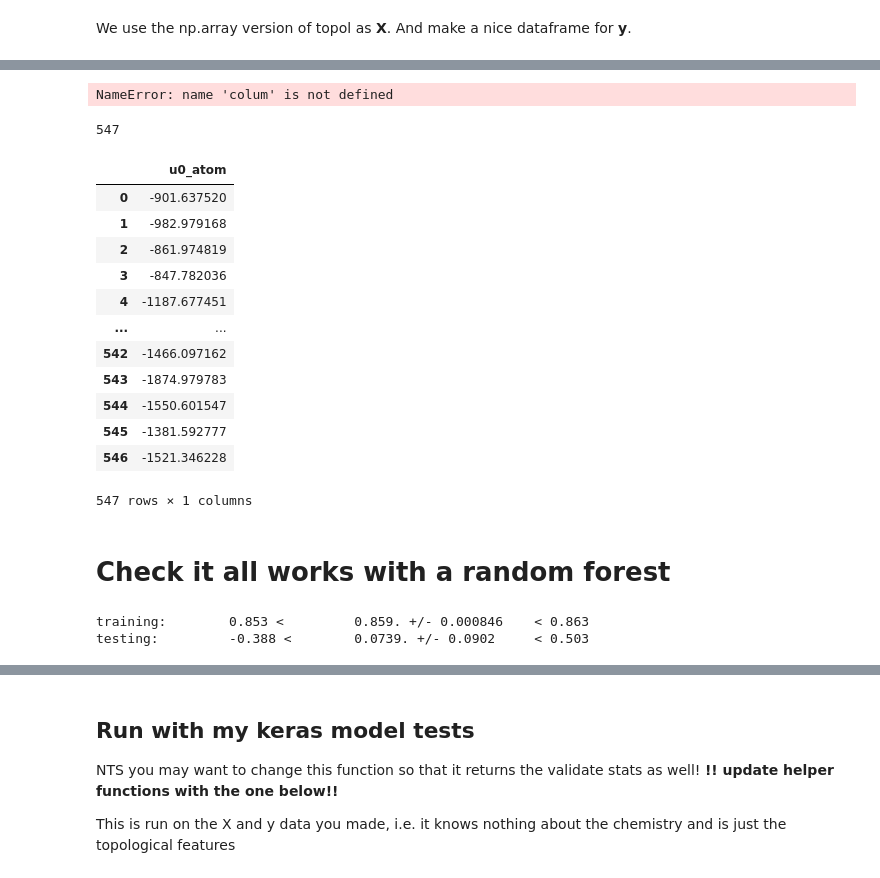
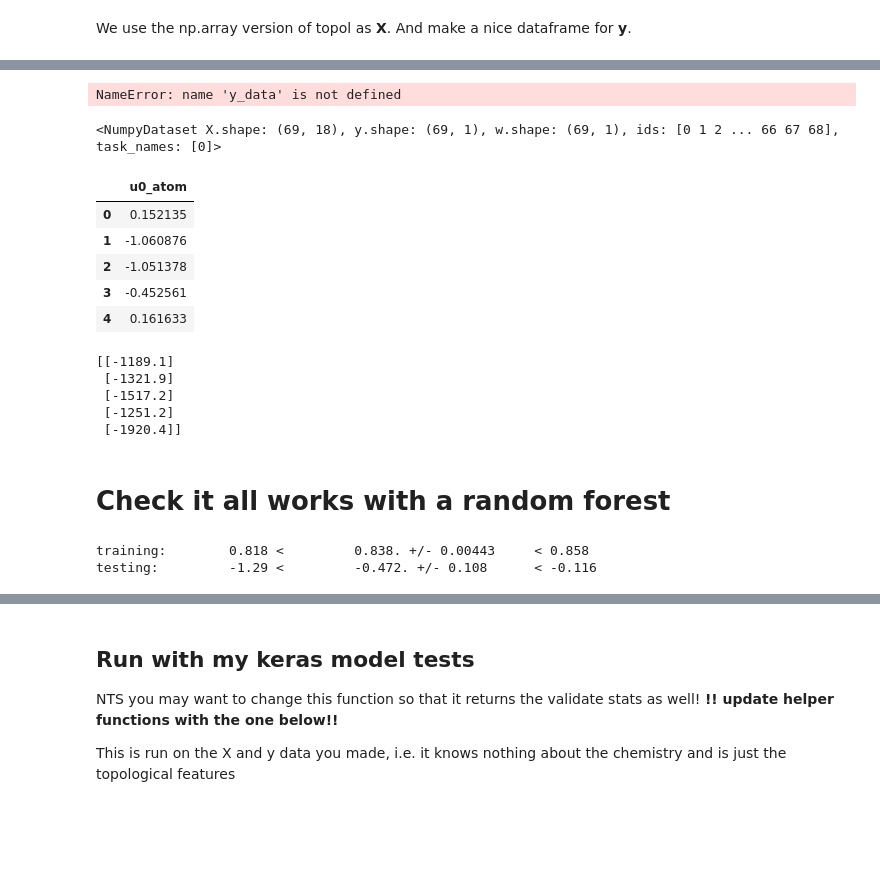
Before and after one commit to ellagale/GandT, a Jupyter notebook: Test_QM7_First.ipynb, the cells around one changed output, grey strips where cells are left out. Saved outputs shown, nothing was run; the diff lists cells and outputs as text; code cells hidden in the pictures; blank space fills up the shorter version.

```diff
--- a/Test_QM7_First.ipynb
+++ b/Test_QM7_First.ipynb
@@ -165,5 +149,13 @@ dir(mol)
 # %%
 # we're only going to use a small dataset for testing the code here!
 my_orig_dataset=test_dataset
-num_of_molecules = len(test_dataset)
-orig_test_dataset = test_dataset
+num_of_molecules = len(my_orig_dataset)
+## for speed to debugging, we're gonna make an even smaller database for now!
+# second_splitter = dc.splits.IndexSplitter()
+# small_train_dataset, \
+#     small_valid_dataset, \
+#     small_test_dataset = second_splitter.train_valid_test_split(
+#         my_orig_dataset)
+# my_starting_dataset = small_test_dataset
+#num_of_molecules = len(my_starting_dataset)
+my_starting_dataset = my_orig_dataset
@@ -191,7 +165,7 @@ my_dataset
 This makes the topological features.
 # %%
 topol_feat_list, topol_feat_mat = h.make_topological_features_from_deepchem(
-    my_dataset,
+    my_starting_dataset,
     file_type='dc',
     verbose=False,
     num_of_molecules = num_of_molecules,
@@ -242,28 +217,20 @@ topol_feat_list
-# %%
-temp_df = pd.DataFrame(my_dataset.X, colum)
-#'L_bottle_1', 'L_bottle_2', 'L_bottle_3', 'L_landsc_1', 'L_landsc_2', 'L_landsc_3', 'L_no_p_1', 'L_no_p_2', 'L_no_p_3', 'L_pers_S_1', 'L_pers_S_2', 'L_pers_S_3', 'L_pers_img_1', 'L_pers_img_2', 'L_pers_img_3', 'L_wasser_1', 'L_wasser_2', 'L_wasser_3',
-# %% [output]
-NameError: name 'colum' is not defined
-# %%
-len(y_data)
-# %% [output]
-547
+# %%
+len(y_data)
+# %% [output]
+NameError: name 'y_data' is not defined
 # %%
+# y been normalise here
 X_data = topol_feat_mat
-y_data = pd.DataFrame(my_dataset.y, columns=tasks)
+y_data = pd.DataFrame(my_starting_dataset.y, columns=tasks)
+my_topol_data = dc.data.NumpyDataset(X=X_data, y=y_data[0:69])
+print(my_topol_data)
 len(y_data)
-y_data
+y_data.head()
 # %% [output]
+<NumpyDataset X.shape: (69, 18), y.shape: (69, 1), w.shape: (69, 1), ids: [0 1 2 ... 66 67 68], task_names: [0]>
 |  | u0_atom |
-| 0 | -901.637520 |
-| 1 | -982.979168 |
-| 2 | -861.974819 |
-| 3 | -847.782036 |
-| 4 | -1187.677451 |
-| ... | ... |
-| 542 | -1466.097162 |
-| 543 | -1874.979783 |
-| 544 | -1550.601547 |
-| 545 | -1381.592777 |
-| 546 | -1521.346228 |
+| 0 | 0.152135 |
+| 1 | -1.060876 |
+| 2 | -1.051378 |
+| 3 | -0.452561 |
+| 4 | 0.161633 |
-547 rows × 1 columns
@@ -270,9 +239,22 @@ y_data
+# %%
+untransformed_train_y = transformers[0].untransform(orig_test_dataset.y)
+my_untransformed_dataset = dc.data.NumpyDataset(X=X_data, y=untransformed_train_y[0:69])
+print(my_untransformed_dataset.y[:5])
+# y been normalise here
+X_data_un = topol_feat_mat
+y_data_un = pd.DataFrame(my_untransformed_dataset.y, columns=tasks)
+# %% [output]
+[[-1189.1]
+ [-1321.9]
+ [-1517.2]
+ [-1251.2]
+ [-1920.4]]
 # %% [markdown]
 # Check it all works with a random forest
 # %%
 (train_scores,test_scores) = h.run_repeated_RF_tests(
-    X_data,
-    y_data,
+    X_data_un,
+    y_data_un['u0_atom'],
     num_of_repeats=10,
     num_of_estimators=100,
     test_set_size=10,
@@ -287,8 +269,8 @@ out=h.nice_stats_outputter(
 RF_large_train_scores=train_scores
 RF_large_test_scores=test_scores
 # %% [output]
-training:        0.853 <         0.859. +/- 0.000846    < 0.863
-testing:         -0.388 <        0.0739. +/- 0.0902     < 0.503
+training:        0.818 <         0.838. +/- 0.00443     < 0.858
+testing:         -1.29 <         -0.472. +/- 0.108      < -0.116
 # %%
 results_list = []
 # %%
```
Also changed, not shown: parts of 132 cells of this notebook, 2 other files.
